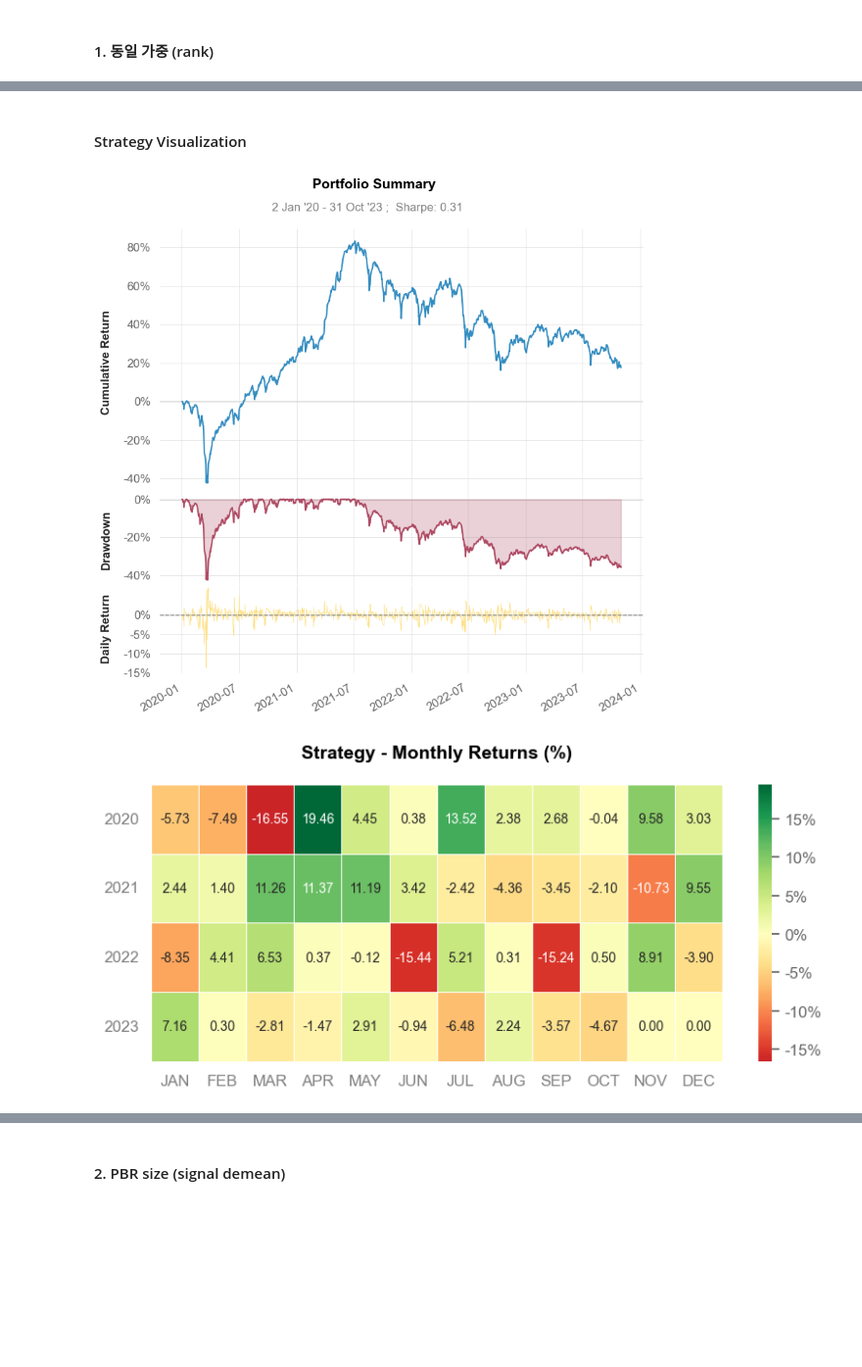
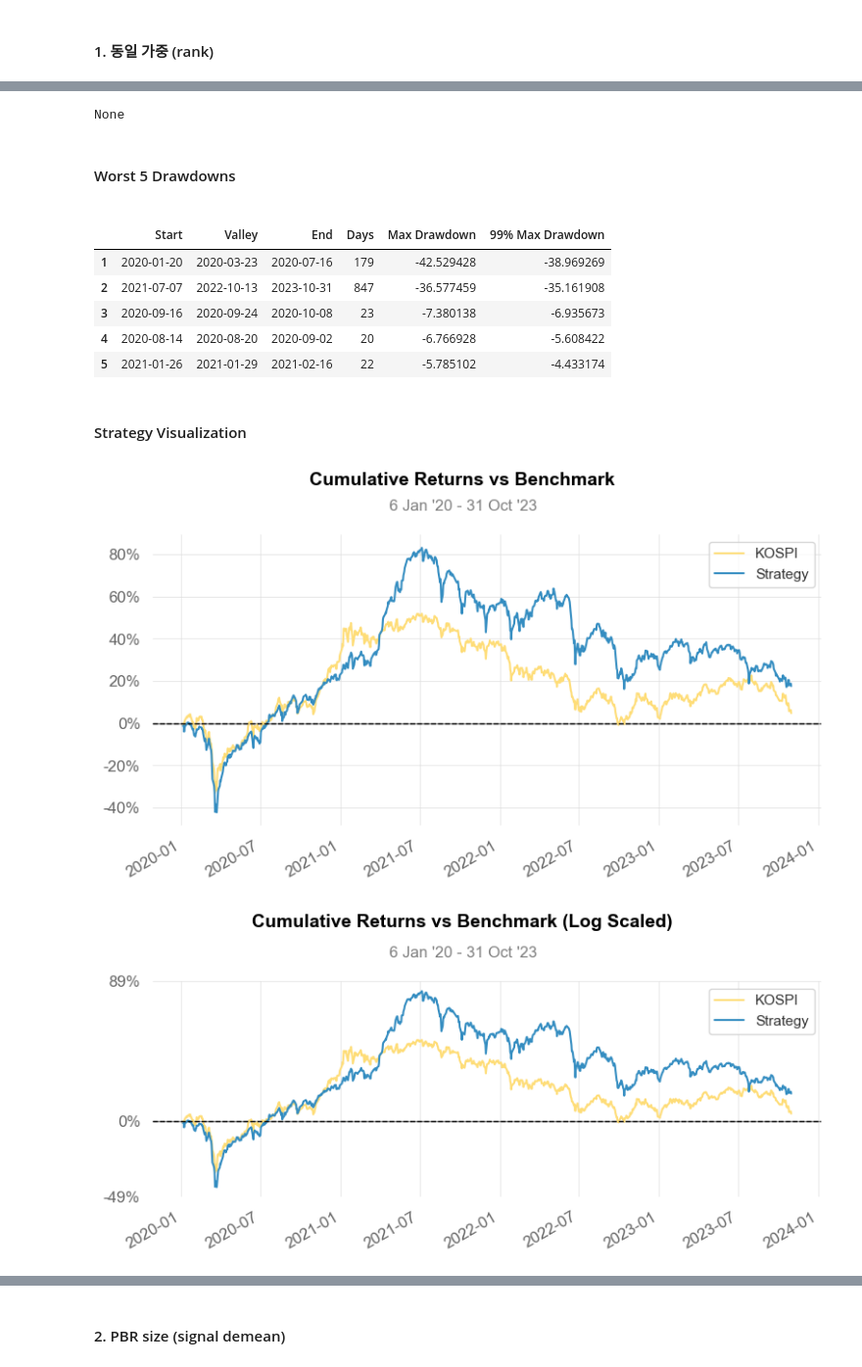
Before and after one commit to jaepil-choi/fbaquant23, a Jupyter notebook: c1.2fai/hw/FAI_hw07_jaepilchoi.ipynb, the cells around one changed output, grey strips where cells are left out. Shown at 98% size. Saved outputs shown, nothing was run; the diff lists cells and outputs as text; code cells hidden in the pictures; blank space fills up the shorter version.

Commit message:
[c1.2fai] Add KOSPI benchmark & reverse demeaned PBR signal

```diff
--- a/c1.2fai/hw/FAI_hw07_jaepilchoi.ipynb
+++ b/c1.2fai/hw/FAI_hw07_jaepilchoi.ipynb
@@ -264,5 +285,5 @@ def to_dateindex(series, format='%Y%m%d'):
 
     return series
 # %%
-qs.reports.basic(to_dateindex(value_portfolio_returns))
+qs.reports.full(to_dateindex(value_portfolio_returns), benchmark='^KS11', benchmark_title='KOSPI')
 # %% [output]
@@ -287,3 +309,11 @@ Serenity Index      0.06
+None
-Strategy Visualization
+Worst 5 Drawdowns
+|  | Start | Valley | End | Days | Max Drawdown | 99% Max Drawdown |
+| 1 | 2020-01-20 | 2020-03-23 | 2020-07-16 | 179 | -42.529428 | -38.969269 |
+| 2 | 2021-07-07 | 2022-10-13 | 2023-10-31 | 847 | -36.577459 | -35.161908 |
+| 3 | 2020-09-16 | 2020-09-24 | 2020-10-08 | 23 | -7.380138 | -6.935673 |
+| 4 | 2020-08-14 | 2020-08-20 | 2020-09-02 | 20 | -6.766928 | -5.608422 |
+| 5 | 2021-01-26 | 2021-01-29 | 2021-02-16 | 22 | -5.785102 | -4.433174 |
+Strategy Visualization
-[figure, old version]
+[figure, new version]
-[figure, old version]
+[figure, new version]
```
Also changed, not shown: parts of 9 cells of this notebook.
